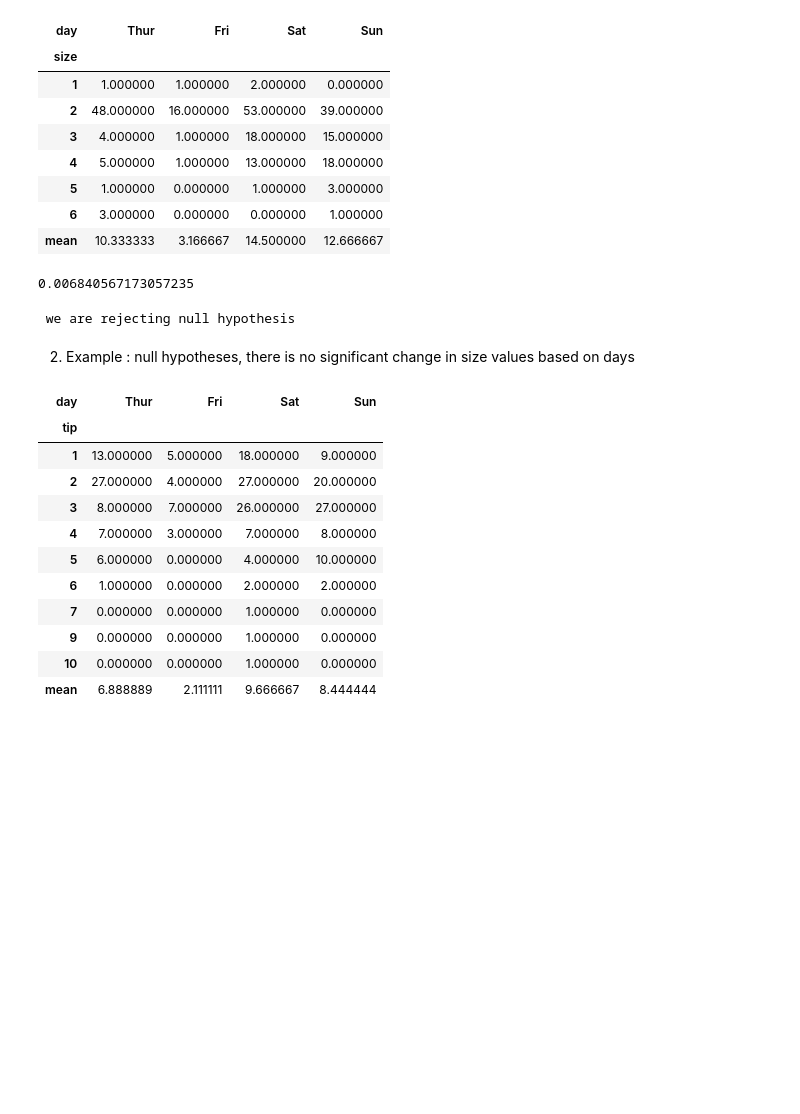
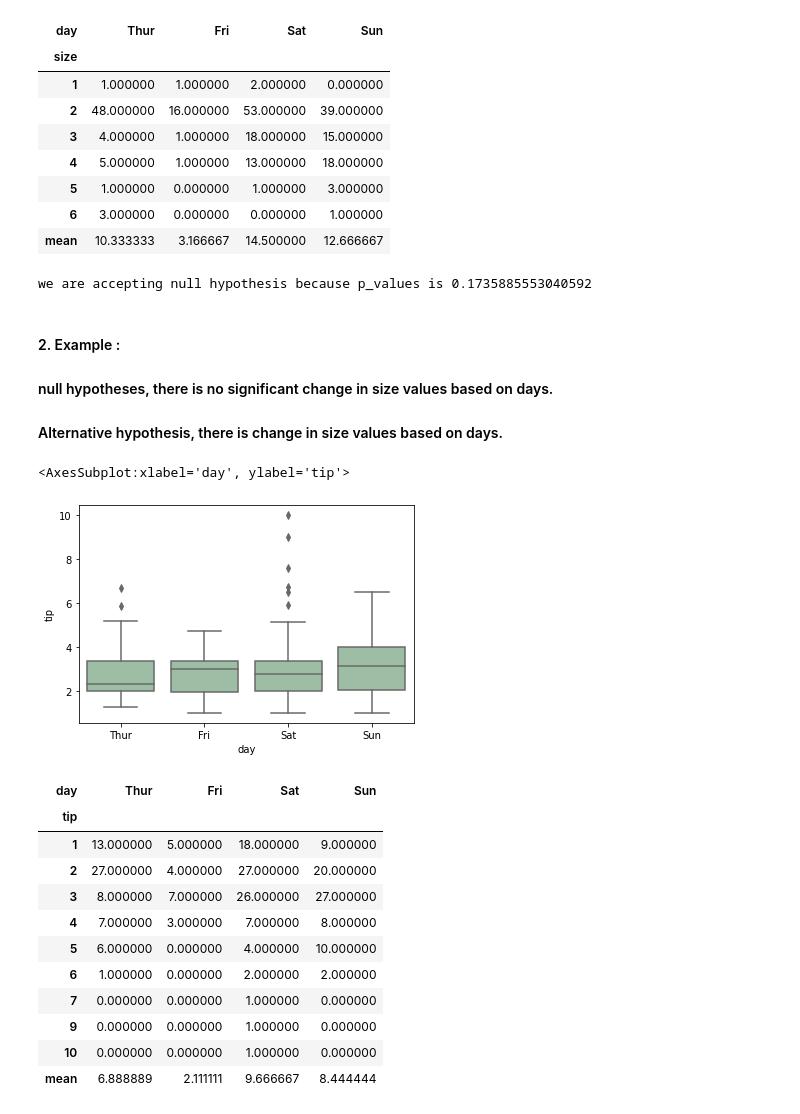
Before and after one commit to shivarajmulimani/Machine-learning, a Jupyter notebook: Hypothesis_testing.ipynb, the cells around one changed output. Drawn from its saved outputs; the diff is of its cells as text; code cells hidden in the pictures; blank space fills up the shorter version.

```diff
--- a/Hypothesis_testing.ipynb
+++ b/Hypothesis_testing.ipynb
@@ -102,4 +116,0 @@ F, p_value = sc.stats.f_oneway(size_day_d['Sun'], size_day_d['Sat'], size_day_d[
-# %%
-p_value
-# %% [output]
-0.006840567173057235
@@ -106,10 +122,17 @@ p_value
 # %%
 if p_value < 0.05:    # alpha value is 0.05 or 5%
-    print(" we are rejecting null hypothesis")
+    print(" we are rejecting null hypothesis because p_values is {}".format(p_value))
 else:
-    print("we are accepting null hypothesis")
+    print("we are accepting null hypothesis because p_values is {}".format(p_value))
 # %% [output]
- we are rejecting null hypothesis
+we are accepting null hypothesis because p_values is 0.1735885553040592
 # %% [markdown]
-2. Example : null hypotheses, there is no significant change in size values based on days
+#### 2. Example :
+#### null hypotheses, there is no significant change in size values based on days.
+#### Alternative hypothesis, there is change in size values based on days.
+# %%
+sns.boxplot(x='day', y='tip', data=df, color='#99c2a2')
+# %% [output]
+<AxesSubplot:xlabel='day', ylabel='tip'>
+[figure, added]
 # %%
```
Also changed, not shown: parts of 26 cells of this notebook.
